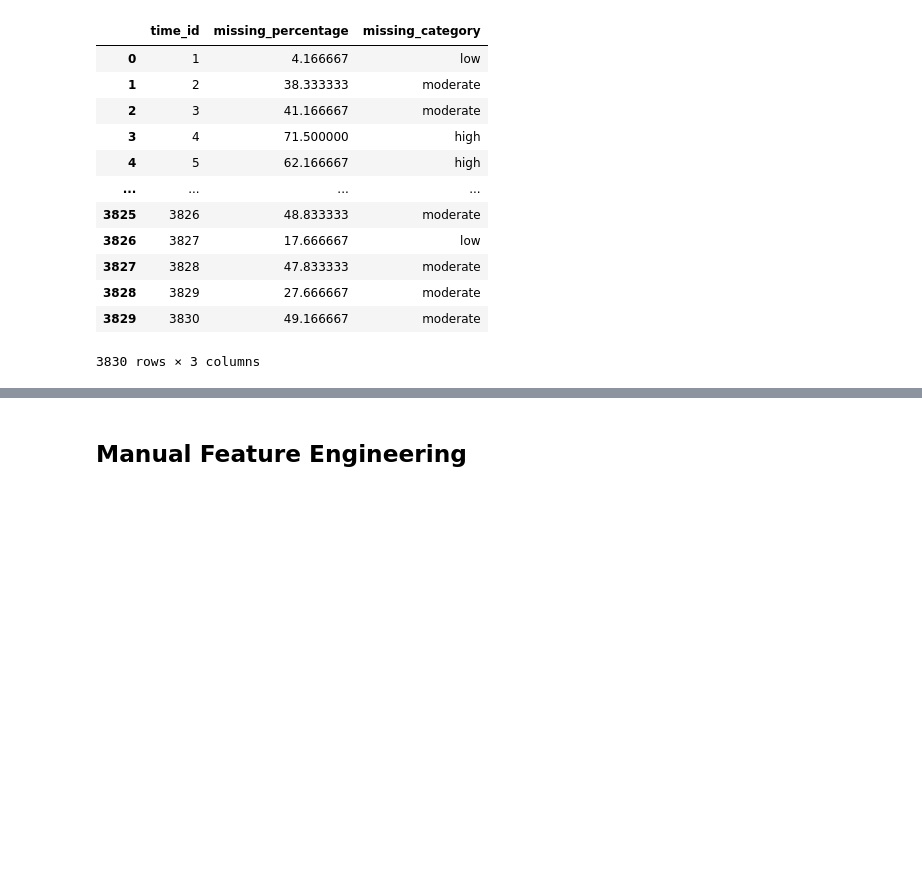
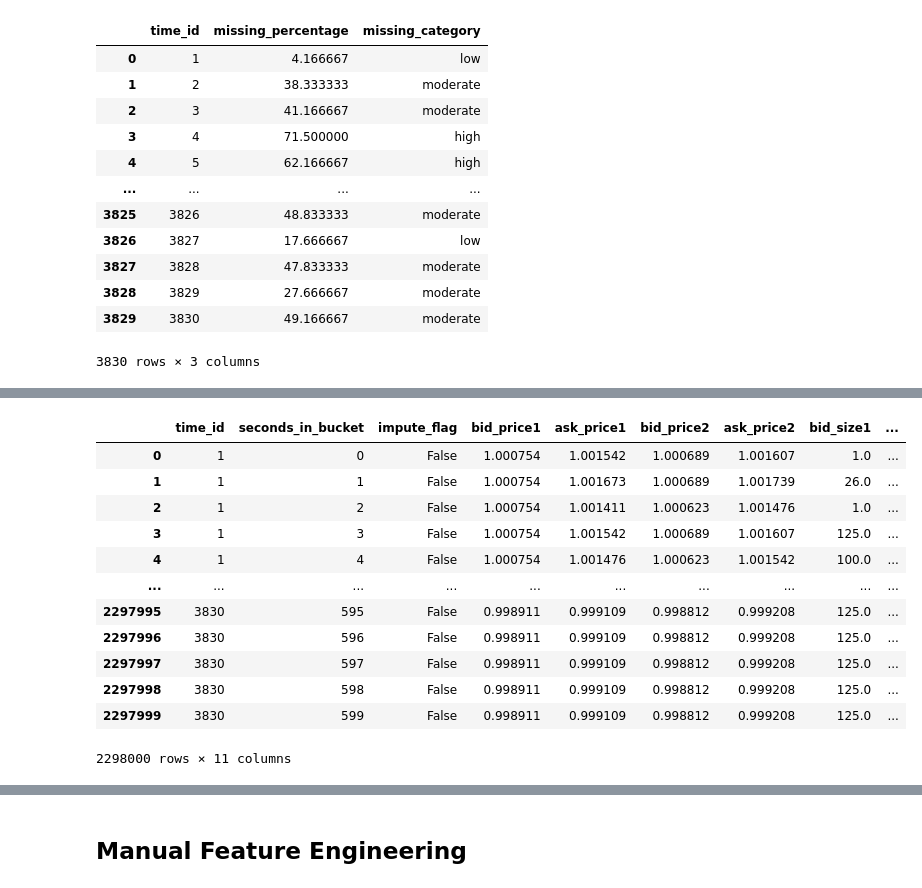
Before and after one commit to Ayush-Singh-31/Optiver-07, a Jupyter notebook: EDA.ipynb, the cells around one changed output, grey strips where cells are left out. Saved outputs shown, nothing was run; the diff lists cells and outputs as text; code cells hidden in the pictures; blank space fills up the shorter version.

```diff
--- a/EDA.ipynb
+++ b/EDA.ipynb
@@ -351,0 +396,55 @@ df_complete
+# %%
+def process_group(group):
+
+    original_count = len(group)
+    coverage = original_count / 600.0
+
+    if coverage < 0.3:
+        return pd.DataFrame()
+
+    if coverage >= 0.8:
+        group = group.set_index('seconds_in_bucket').sort_index()
+        existing_idx = set(group.index)
+        full_idx = range(600)
+
+        group = group.reindex(full_idx)
+        group['impute_flag'] = group.index.map(lambda x: x not in existing_idx)
+
+        numeric_cols = group.select_dtypes(include=[np.number]).columns
+        group[numeric_cols] = group[numeric_cols].ffill()
+
+        group['time_id'] = group['time_id'].ffill()
+
+        group = group.reset_index().rename(columns={'index': 'seconds_in_bucket'})
+
+        group['time_id'] = group['time_id'].astype(int)
+
+        col_order = ['time_id', 'seconds_in_bucket', 'impute_flag'] + \
+                    [c for c in group.columns if c not in ('time_id','seconds_in_bucket','impute_flag')]
+        group = group[col_order]
+
+        return group
+
+    return group
+
+df_processed = (
+    df_complete.groupby('time_id', group_keys=False)
+      .apply(process_group)
+      .reset_index(drop=True)
+)
+
+df_processed
+# %% [output]
+|  | time_id | seconds_in_bucket | impute_flag | bid_price1 | ask_price1 | bid_price2 | ask_price2 | bid_size1 | ... |
+| 0 | 1 | 0 | False | 1.000754 | 1.001542 | 1.000689 | 1.001607 | 1.0 | ... |
+| 1 | 1 | 1 | False | 1.000754 | 1.001673 | 1.000689 | 1.001739 | 26.0 | ... |
+| 2 | 1 | 2 | False | 1.000754 | 1.001411 | 1.000623 | 1.001476 | 1.0 | ... |
+| 3 | 1 | 3 | False | 1.000754 | 1.001542 | 1.000689 | 1.001607 | 125.0 | ... |
+| 4 | 1 | 4 | False | 1.000754 | 1.001476 | 1.000623 | 1.001542 | 100.0 | ... |
+| ... | ... | ... | ... | ... | ... | ... | ... | ... | ... |
+| 2297995 | 3830 | 595 | False | 0.998911 | 0.999109 | 0.998812 | 0.999208 | 125.0 | ... |
+| 2297996 | 3830 | 596 | False | 0.998911 | 0.999109 | 0.998812 | 0.999208 | 125.0 | ... |
+| 2297997 | 3830 | 597 | False | 0.998911 | 0.999109 | 0.998812 | 0.999208 | 125.0 | ... |
+| 2297998 | 3830 | 598 | False | 0.998911 | 0.999109 | 0.998812 | 0.999208 | 125.0 | ... |
+| 2297999 | 3830 | 599 | False | 0.998911 | 0.999109 | 0.998812 | 0.999208 | 125.0 | ... |
+2298000 rows × 11 columns
```
Also changed, not shown: parts of 21 cells of this notebook.
